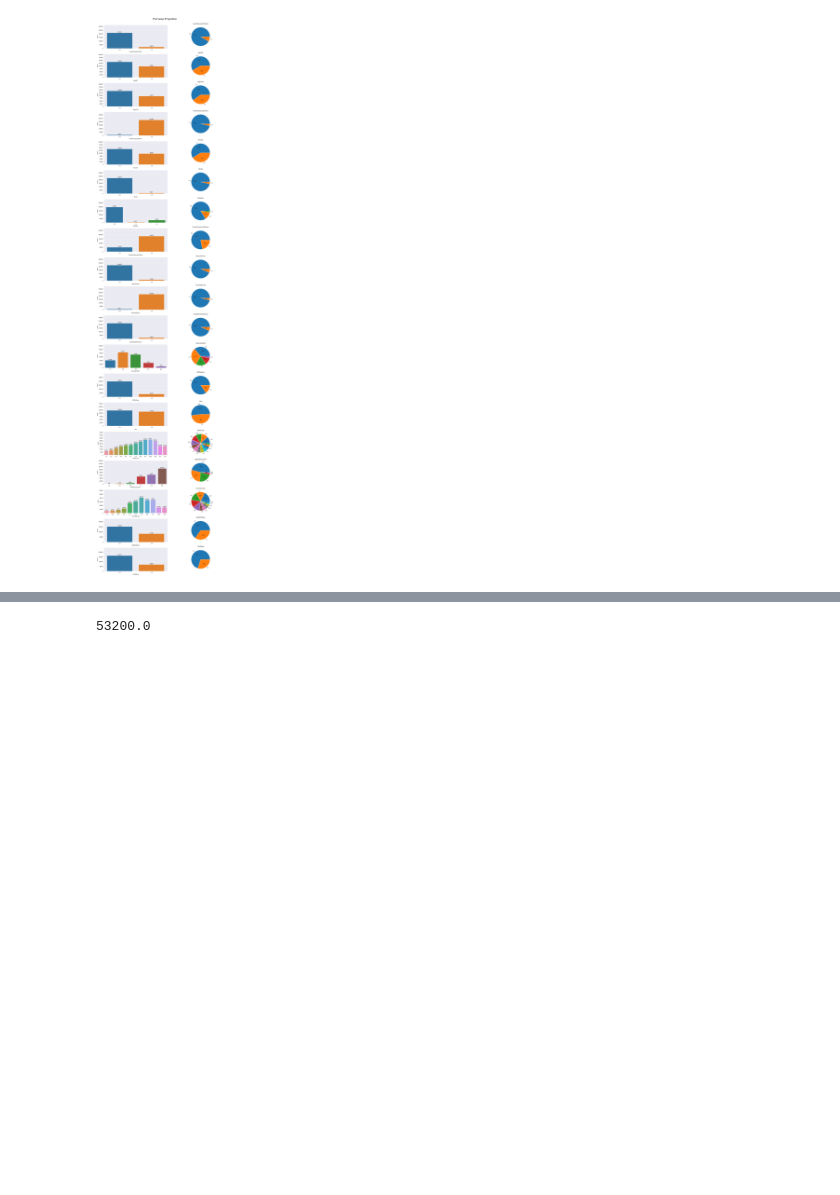
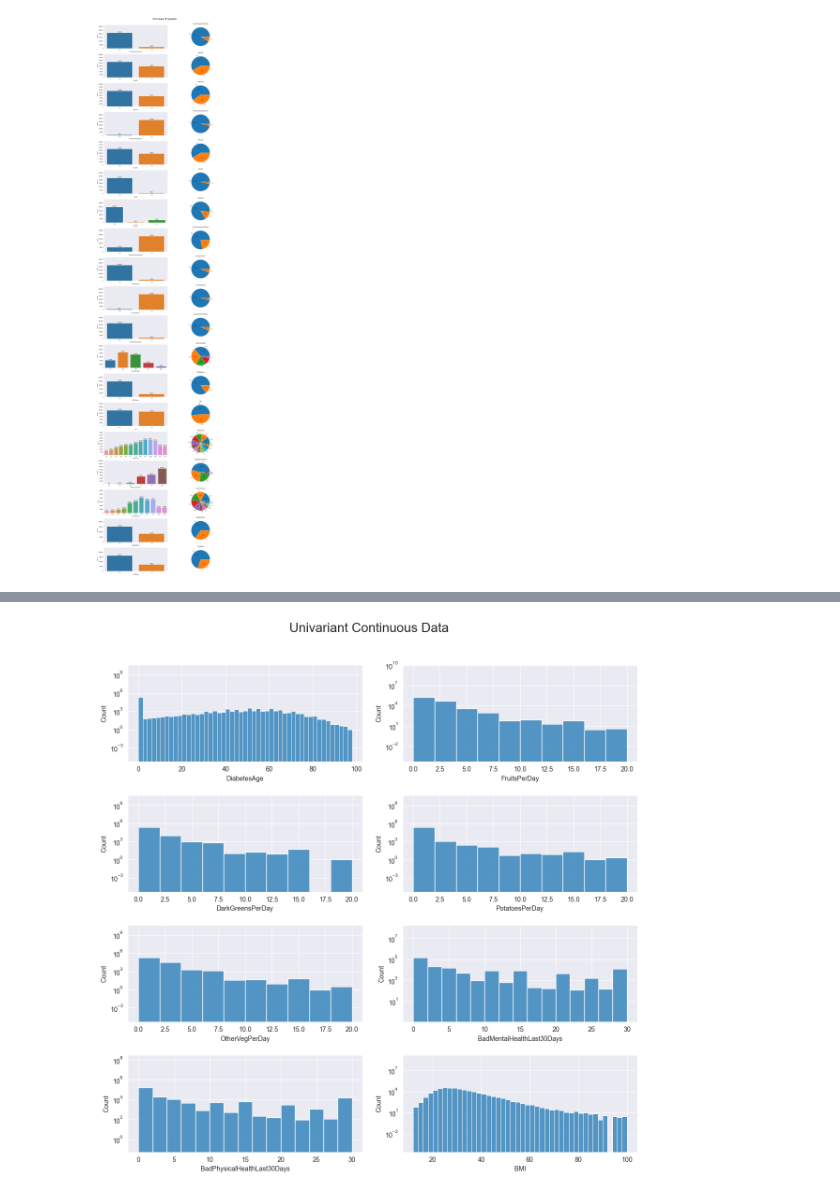
Before and after one commit to RyanGaudion/COM618-DataScience, a Jupyter notebook: Practice/01-ReadDataSet/03-EDA.ipynb, the cells around one changed output, grey strips where cells are left out. Cells and saved outputs as stored; diff of their text form; code cells hidden in the pictures; blank space fills up the shorter version.

Commit message:
Completed Univariant Analysis

```diff
--- a/Practice/01-ReadDataSet/03-EDA.ipynb
+++ b/Practice/01-ReadDataSet/03-EDA.ipynb
@@ -139,7 +97,0 @@ for i,column in enumerate(catcol):
-# %%
-#Outliers
-#AlcoholPerWeek
-
-df.AlcoholPerWeek.unique().max()
-# %% [output]
-53200.0
@@ -156,3 +98,22 @@ df.AlcoholPerWeek.unique().max()
+# %%
+#Non-Categorical
+plt.figure(figsize=(12,12))
+for i,column in enumerate(nonCatCol):
+    plt.suptitle("Univariant Continuous Data", fontsize=20, x=0.5, y=1)
+    binwidth = 2
+
+    plt.subplot(len(nonCatCol)//2, 2, i+1)
+    data = df[column]
+
+    plt.yscale("log")
+
+    ax = sns.histplot(data, bins=np.arange(min(data), max(data) + binwidth, binwidth))
+    ax.margins(y=1)
+
+    #plt.title(f"{column}")
+    plt.tight_layout(pad=2.0)
+# %% [output]
+[figure, added]
 # %%
 # Bi Variant
 # %%
```
Also changed, not shown: parts of 3 cells of this notebook.
